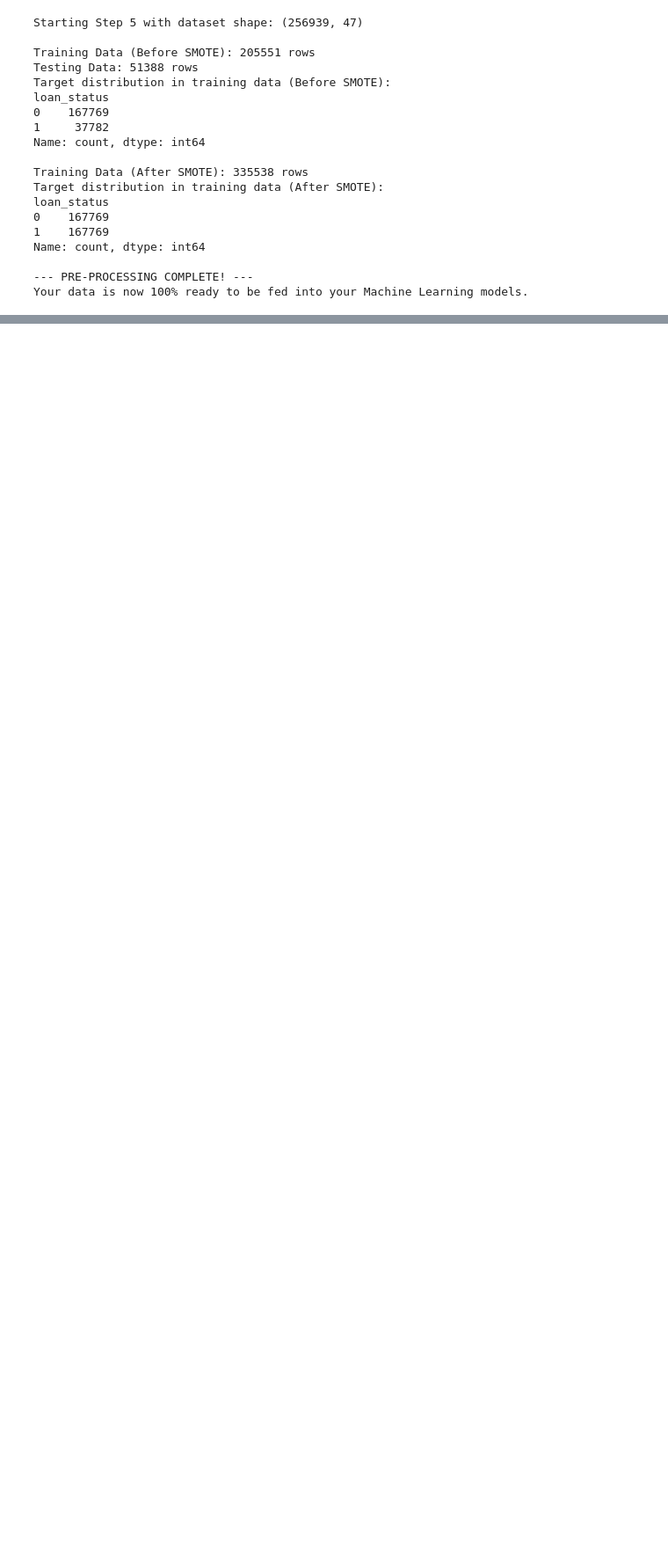
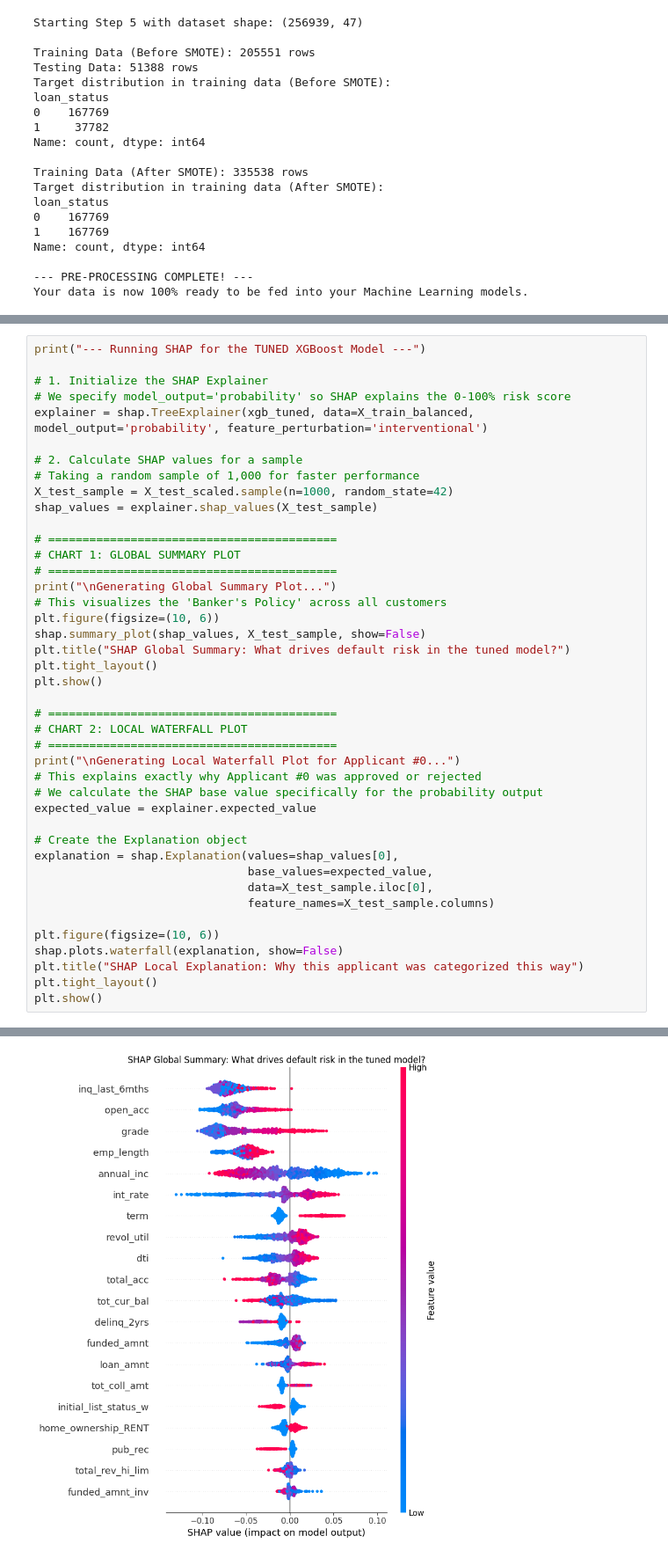
Before and after one commit to xianxianren/TML-Project, a Jupyter notebook: 1.ipynb, the cells around one changed output, grey strips where cells are left out. Shown at 88% size. Drawn from its saved outputs; the diff is of its cells as text; blank space fills up the shorter version.

```diff
--- a/1.ipynb
+++ b/1.ipynb
@@ -226,0 +571,43 @@ Your data is now 100% ready to be fed into your Machine Learning models.
+# %%
+print("--- Running SHAP for the TUNED XGBoost Model ---")
+
+# 1. Initialize the SHAP Explainer
+# We specify model_output='probability' so SHAP explains the 0-100% risk score
+explainer = shap.TreeExplainer(xgb_tuned, data=X_train_balanced, model_output='probability', feature_perturbation='interventional')
+
+# 2. Calculate SHAP values for a sample
+# Taking a random sample of 1,000 for faster performance
+X_test_sample = X_test_scaled.sample(n=1000, random_state=42)
+shap_values = explainer.shap_values(X_test_sample)
+
+# ==========================================
+# CHART 1: GLOBAL SUMMARY PLOT
+# ==========================================
+print("\nGenerating Global Summary Plot...")
+# This visualizes the 'Banker's Policy' across all customers
+plt.figure(figsize=(10, 6))
+shap.summary_plot(shap_values, X_test_sample, show=False)
+plt.title("SHAP Global Summary: What drives default risk in the tuned model?")
+plt.tight_layout()
+plt.show()
+
+# ==========================================
+# CHART 2: LOCAL WATERFALL PLOT
+# ==========================================
+print("\nGenerating Local Waterfall Plot for Applicant #0...")
+# This explains exactly why Applicant #0 was approved or rejected
+# We calculate the SHAP base value specifically for the probability output
+expected_value = explainer.expected_value
+
+# Create the Explanation object
+explanation = shap.Explanation(values=shap_values[0],
+                               base_values=expected_value,
+                               data=X_test_sample.iloc[0],
+                               feature_names=X_test_sample.columns)
+
+plt.figure(figsize=(10, 6))
+shap.plots.waterfall(explanation, show=False)
+plt.title("SHAP Local Explanation: Why this applicant was categorized this way")
+plt.tight_layout()
+plt.show()
+# %% [output]
@@ -226,0 +617 @@ Your data is now 100% ready to be fed into your Machine Learning models.
+[figure, added]
```
Also changed, not shown: parts of 7 cells of this notebook, 1 other file.
